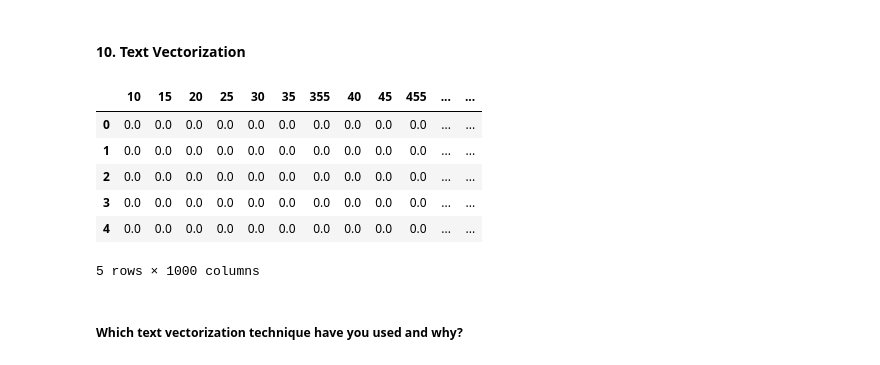
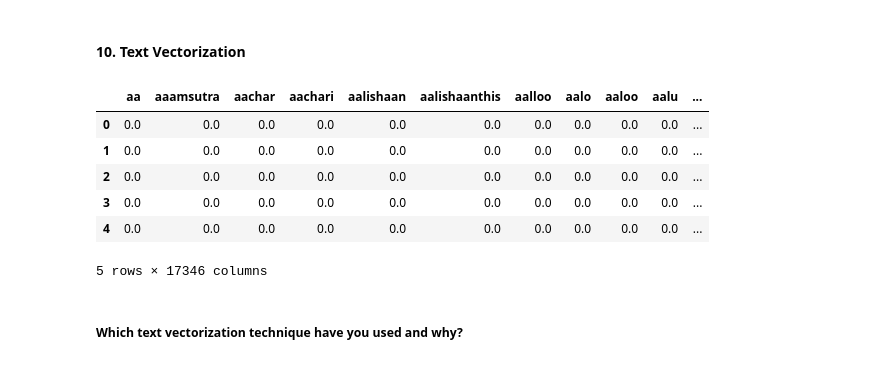
Before and after one commit to Manoharjha333/Zomato-Restaurant-Clustering-And-Sentiment-Analysis, a Jupyter notebook: Zomato_Restaurant_Clustering_And_Sentiment_Analysis.ipynb, the cells around one changed output. Cells and saved outputs as stored; diff of their text form; code cells hidden in the pictures.

```diff
--- a/Zomato_Restaurant_Clustering_And_Sentiment_Analysis.ipynb
+++ b/Zomato_Restaurant_Clustering_And_Sentiment_Analysis.ipynb
@@ -453,6 +453,8 @@ review_df.head()
 | 2 | Beyond Flavours | Ashok Shekhawat | A must try.. great food great amb... | 5 | 5/24/2019 22:54 | 0 | 2 | 3 |
 | 3 | Beyond Flavours | Swapnil Sarkar | Soumen das and Arun was a great g... | 5 | 5/24/2019 22:11 | 0 | 1 | 1 |
 | 4 | Beyond Flavours | Dileep | Food is good.we ordered Kodi drum... | 5 | 5/24/2019 21:37 | 0 | 3 | 2 |
+# %%
+review_df['Review'] = review_df['Review'].astype(str)
 # %%
 review_df['Time']=pd.to_datetime(review_df['Time'])
 review_df['Year'] = pd.DatetimeIndex(review_df['Time']).year
@@ -1815,29 +1805,38 @@ review[['Lemmatized_Review', 'POS_Tags']]
 # %%
 # Vectorizing Text
 from sklearn.feature_extraction.text import TfidfVectorizer
 
-# Assuming 'Lemmatized_Review' column contains the preprocessed text data
-preprocessed_reviews = review['Lemmatized_Review'].apply(lambda x: ' '.join(x))
+# Custom function to filter out unwanted words
+def filter_unwanted_words(text, max_word_length=15):
+    words = text.split()
+    filtered_words = [word for word in words if len(word) <= max_word_length]
+    return ' '.join(filtered_words)
 
-# Initialize the TF-IDF vectorizer
-tfidf_vectorizer = TfidfVectorizer(max_features=1000, stop_words='english')
+# Apply the custom function to the 'Review' column
+review['Filtered_Review'] = review['Review'].apply(filter_unwanted_words)
 
-# Fit and transform the reviews
-tfidf_matrix = tfidf_vectorizer.fit_transform(preprocessed_reviews)
+# Create a TfidfVectorizer with custom preprocessing to exclude numeric values
+tfidf_vectorizer = TfidfVectorizer(
+    stop_words='english',  # Exclude common English stopwords
+    token_pattern=r'\b[A-Za-z]+\b',  # Use a custom token pattern to exclude alphanumeric values
+)
 
-# Convert the TF-IDF matrix to a DataFrame for easier inspection
+# Fit and transform the text data
+tfidf_matrix = tfidf_vectorizer.fit_transform(review['Filtered_Review'])
+
+# Convert the TF-IDF matrix to a DataFrame for further analysis
 tfidf_df = pd.DataFrame(tfidf_matrix.toarray(), columns=tfidf_vectorizer.get_feature_names_out())
 
-# Display the TF-IDF DataFrame
+# Display the resulting DataFrame with vectorized text data
 tfidf_df.head()
 # %% [output]
-|  | 10 | 15 | 20 | 25 | 30 | 35 | 355 | 40 | 45 | 455 | ... | ... |
-| 0 | 0.0 | 0.0 | 0.0 | 0.0 | 0.0 | 0.0 | 0.0 | 0.0 | 0.0 | 0.0 | ... | ... |
-| 1 | 0.0 | 0.0 | 0.0 | 0.0 | 0.0 | 0.0 | 0.0 | 0.0 | 0.0 | 0.0 | ... | ... |
-| 2 | 0.0 | 0.0 | 0.0 | 0.0 | 0.0 | 0.0 | 0.0 | 0.0 | 0.0 | 0.0 | ... | ... |
-| 3 | 0.0 | 0.0 | 0.0 | 0.0 | 0.0 | 0.0 | 0.0 | 0.0 | 0.0 | 0.0 | ... | ... |
-| 4 | 0.0 | 0.0 | 0.0 | 0.0 | 0.0 | 0.0 | 0.0 | 0.0 | 0.0 | 0.0 | ... | ... |
+|  | aa | aaamsutra | aachar | aachari | aalishaan | aalishaanthis | aalloo | aalo | aaloo | aalu | ... |
+| 0 | 0.0 | 0.0 | 0.0 | 0.0 | 0.0 | 0.0 | 0.0 | 0.0 | 0.0 | 0.0 | ... |
+| 1 | 0.0 | 0.0 | 0.0 | 0.0 | 0.0 | 0.0 | 0.0 | 0.0 | 0.0 | 0.0 | ... |
+| 2 | 0.0 | 0.0 | 0.0 | 0.0 | 0.0 | 0.0 | 0.0 | 0.0 | 0.0 | 0.0 | ... |
+| 3 | 0.0 | 0.0 | 0.0 | 0.0 | 0.0 | 0.0 | 0.0 | 0.0 | 0.0 | 0.0 | ... |
+| 4 | 0.0 | 0.0 | 0.0 | 0.0 | 0.0 | 0.0 | 0.0 | 0.0 | 0.0 | 0.0 | ... |
-5 rows × 1000 columns
+5 rows × 17346 columns
 # %% [markdown]
 ##### Which text vectorization technique have you used and why?
 # %% [markdown]
```
Also changed, not shown: parts of 29 cells of this notebook.
